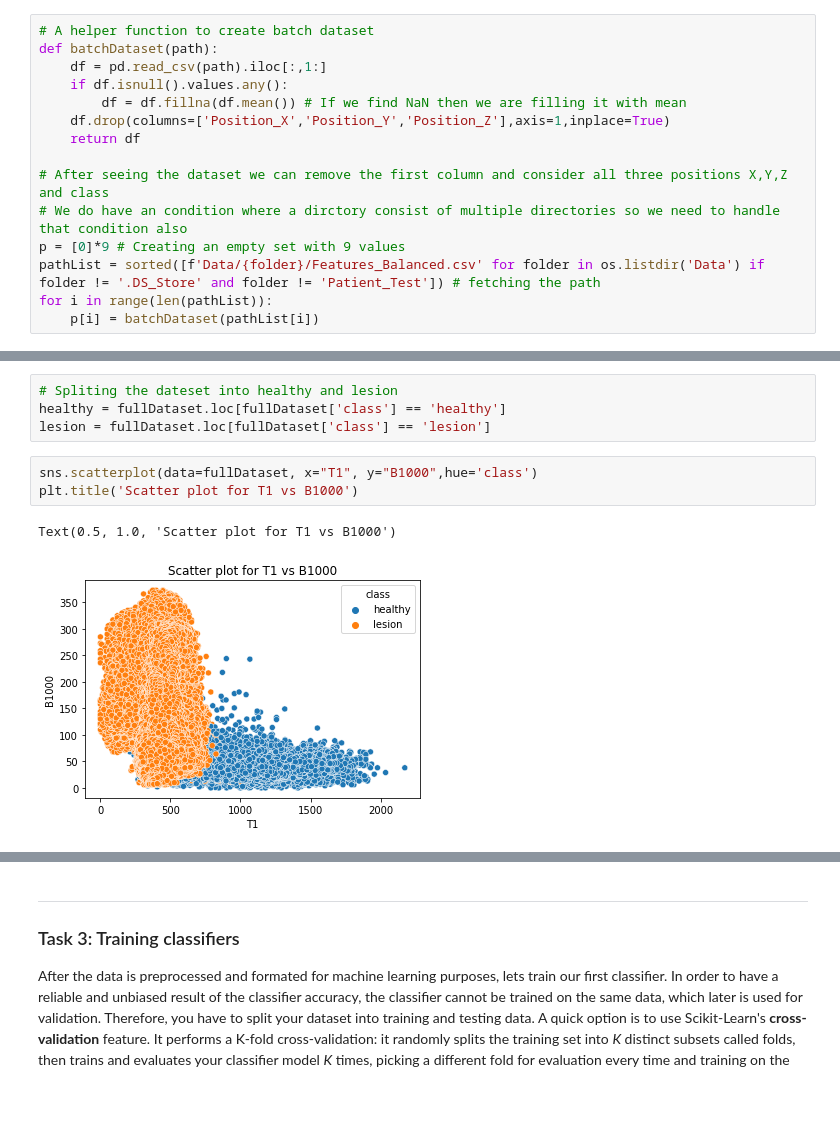
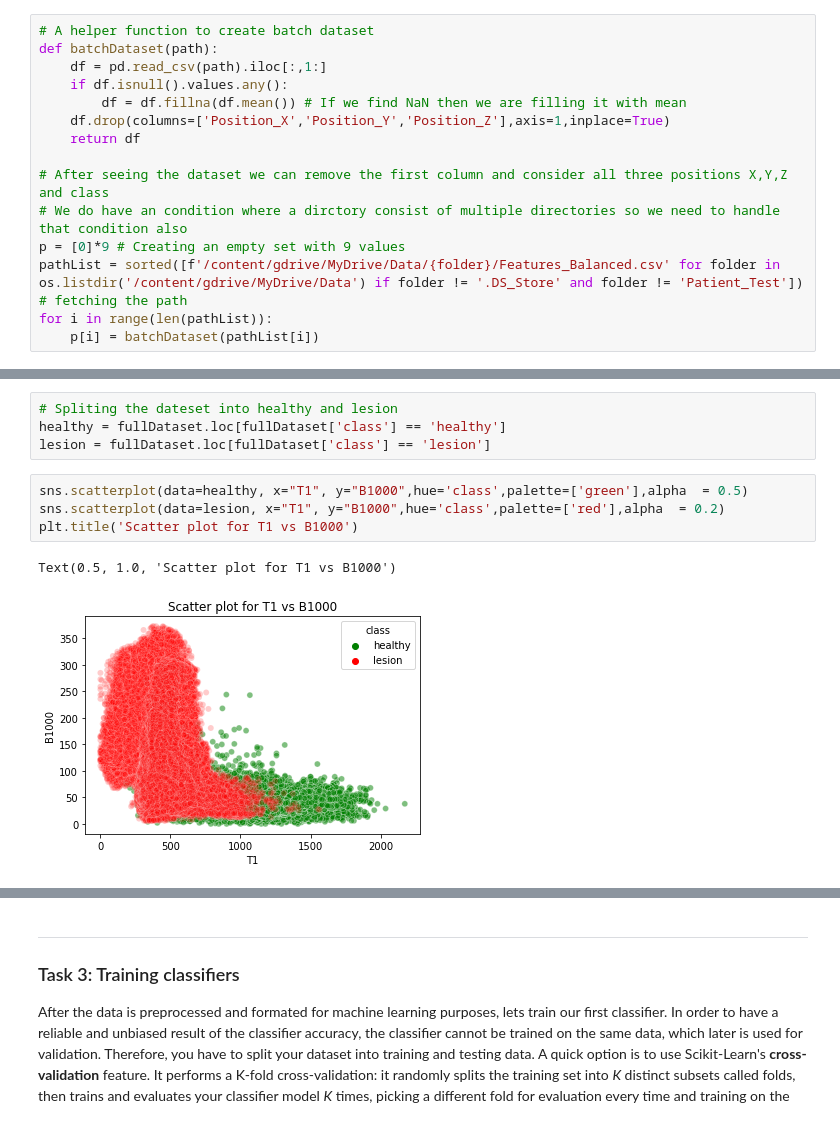
Before and after one commit to Aneruth/Clinical-Decision-Support-System, a Jupyter notebook: WPO3/WPO3.ipynb, the cells around one changed output, grey strips where cells are left out. Saved outputs shown, nothing was run; the diff lists cells and outputs as text.

```diff
--- a/WPO3/WPO3.ipynb
+++ b/WPO3/WPO3.ipynb
@@ -88,7 +93,7 @@ def batchDataset(path):
 # After seeing the dataset we can remove the first column and consider all three positions X,Y,Z and class
 # We do have an condition where a dirctory consist of multiple directories so we need to handle that condition also
 p = [0]*9 # Creating an empty set with 9 values
-pathList = sorted([f'Data/{folder}/Features_Balanced.csv' for folder in os.listdir('Data') if folder != '.DS_Store' and folder != 'Patient_Test']) # fetching the path
+pathList = sorted([f'/content/gdrive/MyDrive/Data/{folder}/Features_Balanced.csv' for folder in os.listdir('/content/gdrive/MyDrive/Data') if folder != '.DS_Store' and folder != 'Patient_Test']) # fetching the path
 for i in range(len(pathList)):
     p[i] = batchDataset(pathList[i])
 # %%
@@ -122,9 +127,10 @@ import matplotlib.pyplot as plt
 healthy = fullDataset.loc[fullDataset['class'] == 'healthy']
 lesion = fullDataset.loc[fullDataset['class'] == 'lesion']
 # %%
-sns.scatterplot(data=fullDataset, x="T1", y="B1000",hue='class')
+sns.scatterplot(data=healthy, x="T1", y="B1000",hue='class',palette=['green'],alpha  = 0.5)
+sns.scatterplot(data=lesion, x="T1", y="B1000",hue='class',palette=['red'],alpha  = 0.2)
 plt.title('Scatter plot for T1 vs B1000')
 # %% [output]
 Text(0.5, 1.0, 'Scatter plot for T1 vs B1000')
-[figure, old version]
+[figure, new version]
 # %%
```
Also changed, not shown: parts of 19 cells of this notebook, 2 other files.
